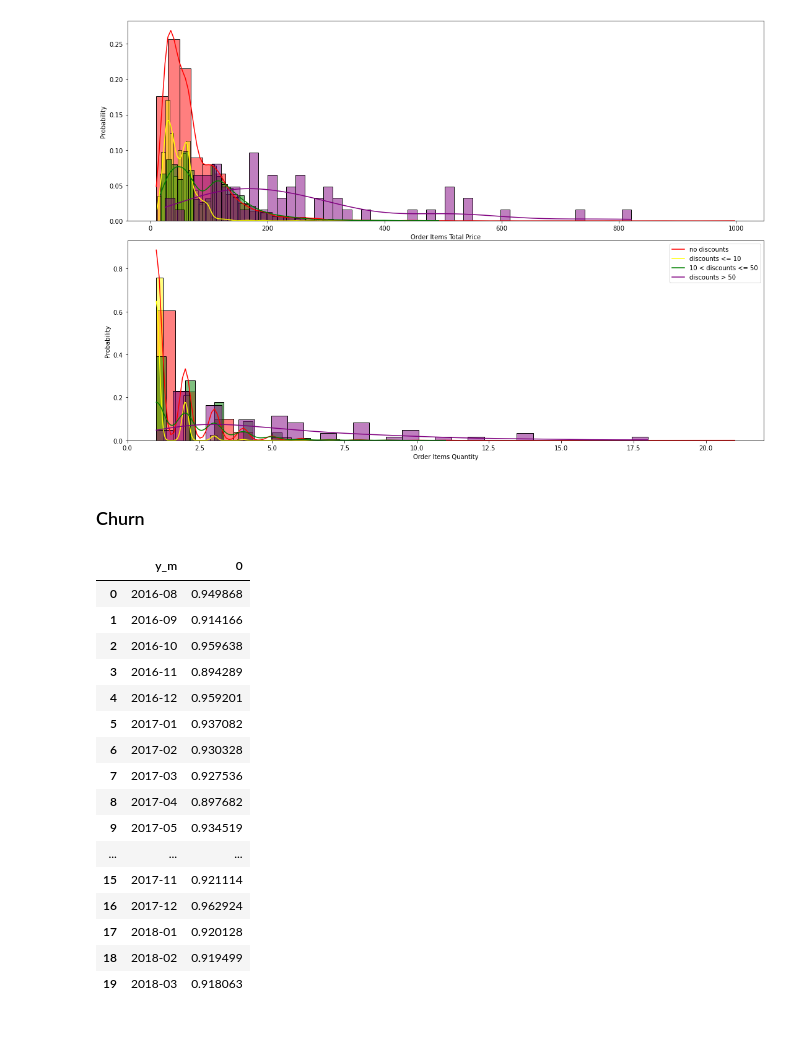
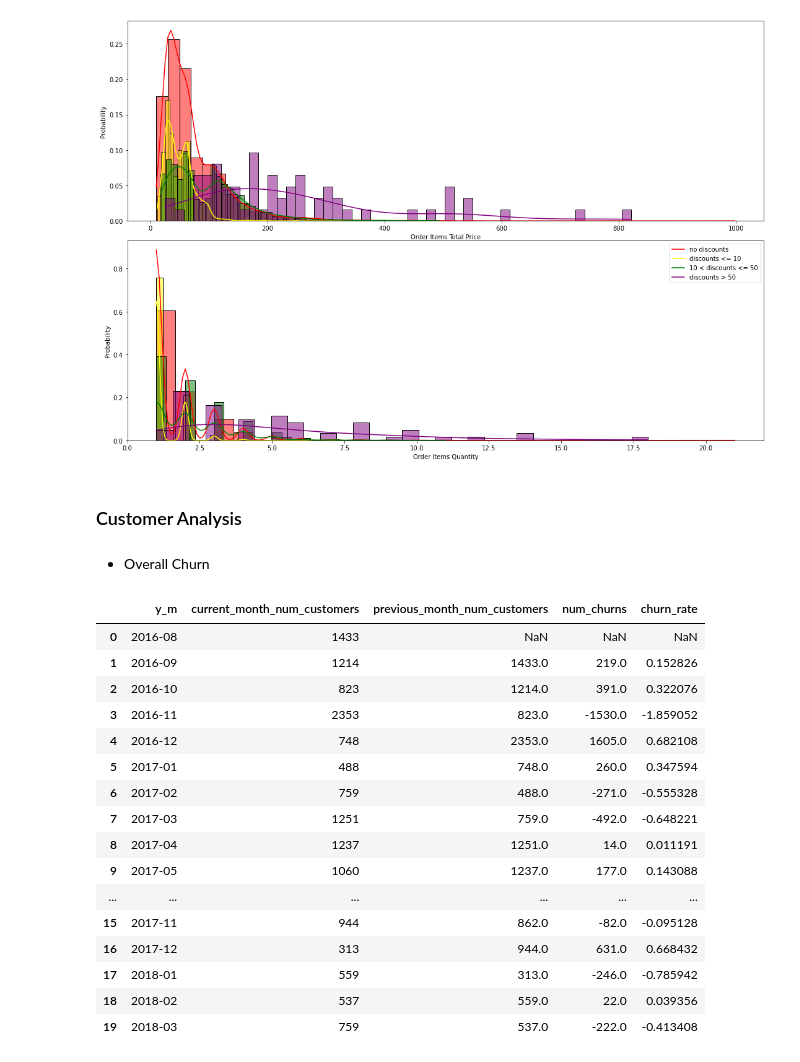
Before and after one commit to ryq99/Use_Case_Backlogs, a Jupyter notebook: ecommerce-project.ipynb, the cells around one changed output. Cells and saved outputs as stored; diff of their text form; code cells hidden in the pictures; blank space fills up the shorter version.

```diff
--- a/ecommerce-project.ipynb
+++ b/ecommerce-project.ipynb
@@ -619,5 +619,7 @@ plt.legend(['no discounts', 'discounts <= 10', '10 < discounts <= 50', 'discount
 ax2.set_xlabel('Order Items Quantity');
 # %% [output]
 [figure]
+# %% [markdown]
+### Customer Analysis
 # %% [markdown]
-### Churn
+* Overall Churn
@@ -641,25 +626,28 @@ churn = pd.merge(pd.DataFrame(churn_id_list, columns=['customer_id', 'y_m']),
-# %%
-churn['is_active'] = churn['order_created_at'].apply(lambda x: 1 if x == True else 0)
-churn['is_prev_active'] = churn['is_active'].shift(1).fillna(0)
-churn.loc[(churn['is_prev_active'] == 1) & (churn['is_active'] == 0), 'is_churn'] = 1
-churn['is_churn'] = churn['is_churn'].fillna(0)
-churn.sort_values(by=['y_m'])
-churn.groupby(['y_m']).apply(lambda x: x['is_churn'].sum() / x['is_prev_active'].sum()).reset_index()
-# %% [output]
-|  | y_m | 0 |
-| 0 | 2016-08 | 0.949868 |
-| 1 | 2016-09 | 0.914166 |
-| 2 | 2016-10 | 0.959638 |
-| 3 | 2016-11 | 0.894289 |
-| 4 | 2016-12 | 0.959201 |
-| 5 | 2017-01 | 0.937082 |
-| 6 | 2017-02 | 0.930328 |
-| 7 | 2017-03 | 0.927536 |
-| 8 | 2017-04 | 0.897682 |
-| 9 | 2017-05 | 0.934519 |
-| ... | ... | ... |
-| 15 | 2017-11 | 0.921114 |
-| 16 | 2017-12 | 0.962924 |
-| 17 | 2018-01 | 0.920128 |
-| 18 | 2018-02 | 0.919499 |
-| 19 | 2018-03 | 0.918063 |
+# %%
+orders['y_m'] = orders['order_created_at'].apply(lambda x: x[:7])
+overall_churn = orders.groupby(['y_m'])['customer_id'].nunique().reset_index().rename(columns={'customer_id':'current_month_num_customers'}) # consider a customer may place orders at the same day, nunique() is used
+overall_churn['previous_month_num_customers'] = overall_churn['current_month_num_customers'].shift(1)
+#overall_churn['current_month_1st_day_num_customers'] = pd.Series(orders.groupby(['y_m', 'order_created_at'])['customer_id'].nunique().reset_index().groupby(['y_m'])['customer_id'].first().tolist())
+#overall_churn['current_month_last_day_num_customers'] = pd.Series(orders.groupby(['y_m', 'order_created_at'])['customer_id'].nunique().reset_index().groupby(['y_m'])['customer_id'].last().tolist())
+
+overall_churn['num_churns'] = overall_churn['previous_month_num_customers'] - overall_churn['current_month_num_customers']
+overall_churn['churn_rate'] = overall_churn['num_churns'] / overall_churn['previous_month_num_customers']
+overall_churn
+# %% [output]
+|  | y_m | current_month_num_customers | previous_month_num_customers | num_churns | churn_rate |
+| 0 | 2016-08 | 1433 | NaN | NaN | NaN |
+| 1 | 2016-09 | 1214 | 1433.0 | 219.0 | 0.152826 |
+| 2 | 2016-10 | 823 | 1214.0 | 391.0 | 0.322076 |
+| 3 | 2016-11 | 2353 | 823.0 | -1530.0 | -1.859052 |
+| 4 | 2016-12 | 748 | 2353.0 | 1605.0 | 0.682108 |
+| 5 | 2017-01 | 488 | 748.0 | 260.0 | 0.347594 |
+| 6 | 2017-02 | 759 | 488.0 | -271.0 | -0.555328 |
+| 7 | 2017-03 | 1251 | 759.0 | -492.0 | -0.648221 |
+| 8 | 2017-04 | 1237 | 1251.0 | 14.0 | 0.011191 |
+| 9 | 2017-05 | 1060 | 1237.0 | 177.0 | 0.143088 |
+| ... | ... | ... | ... | ... | ... |
+| 15 | 2017-11 | 944 | 862.0 | -82.0 | -0.095128 |
+| 16 | 2017-12 | 313 | 944.0 | 631.0 | 0.668432 |
+| 17 | 2018-01 | 559 | 313.0 | -246.0 | -0.785942 |
+| 18 | 2018-02 | 537 | 559.0 | 22.0 | 0.039356 |
+| 19 | 2018-03 | 759 | 537.0 | -222.0 | -0.413408 |
```
Also changed, not shown: parts of 10 cells of this notebook.
